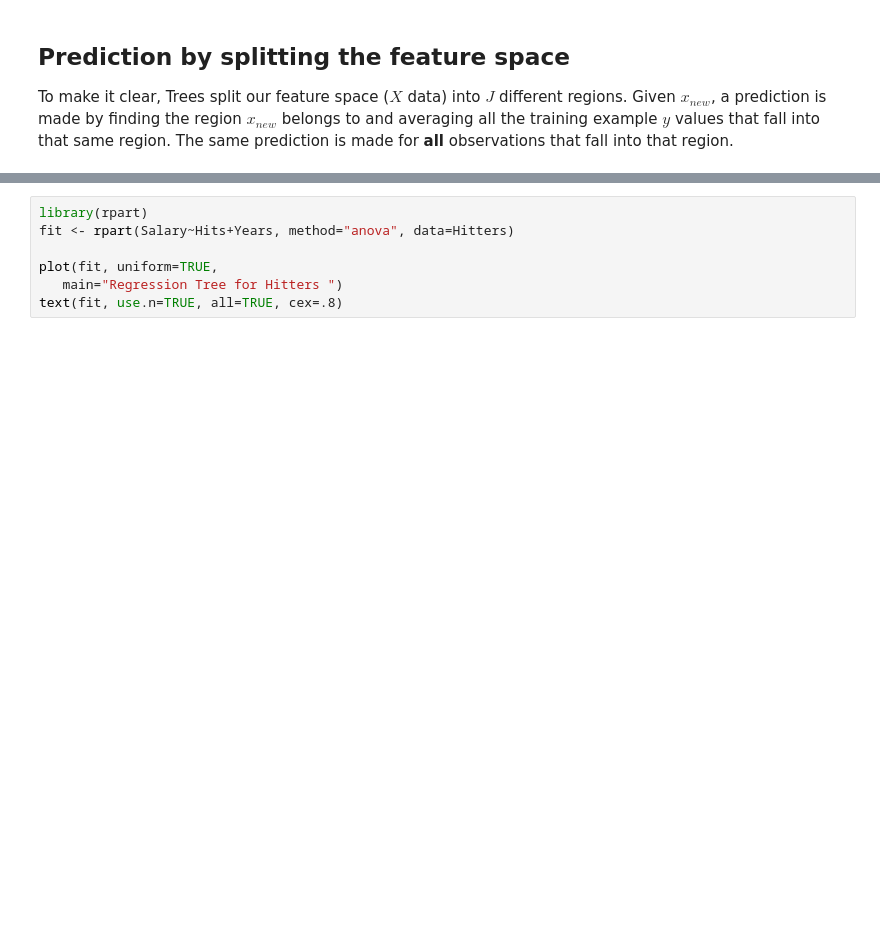
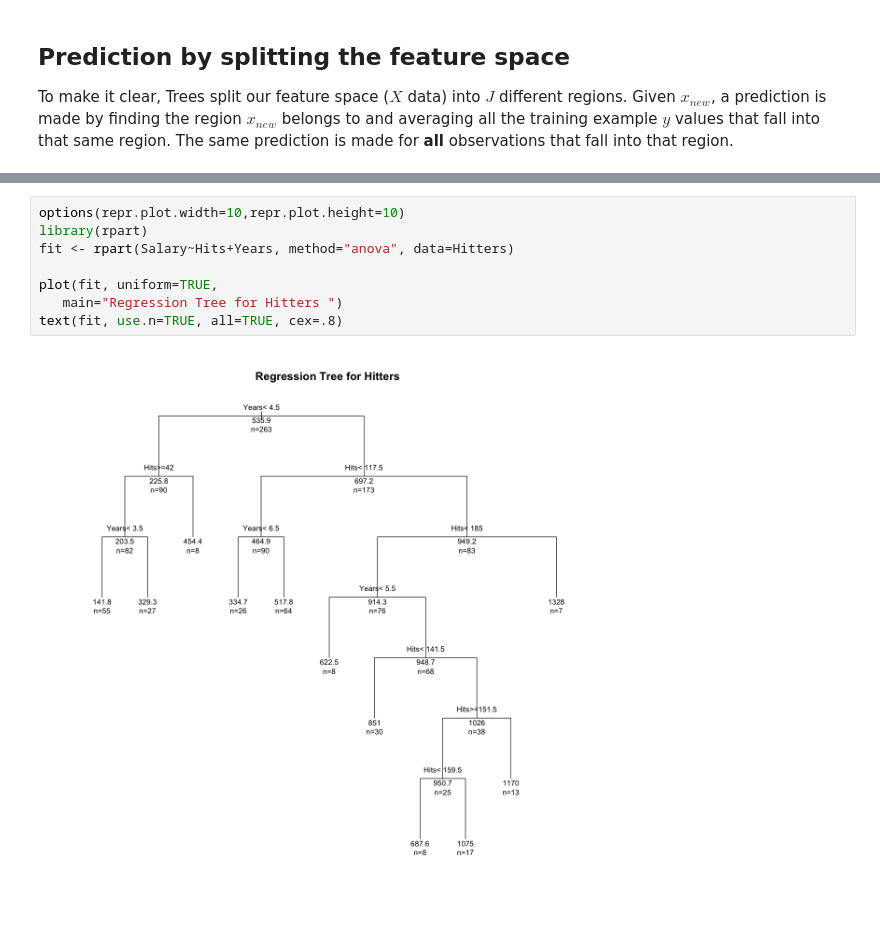
Before and after one commit to mhc-stat340-f2019-sec02/class22, a Jupyter notebook: TreeBasedRegression.ipynb, the cells around one changed output, grey strips where cells are left out. Drawn from its saved outputs; the diff is of its cells as text; blank space fills up the shorter version.

```diff
--- a/TreeBasedRegression.ipynb
+++ b/TreeBasedRegression.ipynb
@@ -159,7 +165,10 @@ The process is repeated, except now we find the best covariate and cutpoint that
 # %%
+options(repr.plot.width=10,repr.plot.height=10)
 library(rpart)
 fit <- rpart(Salary~Hits+Years, method="anova", data=Hitters)
 
 plot(fit, uniform=TRUE,
    main="Regression Tree for Hitters ")
 text(fit, use.n=TRUE, all=TRUE, cex=.8)
+# %% [output]
+[figure, added]
```
Also changed, not shown: parts of 1 cell of this notebook.
